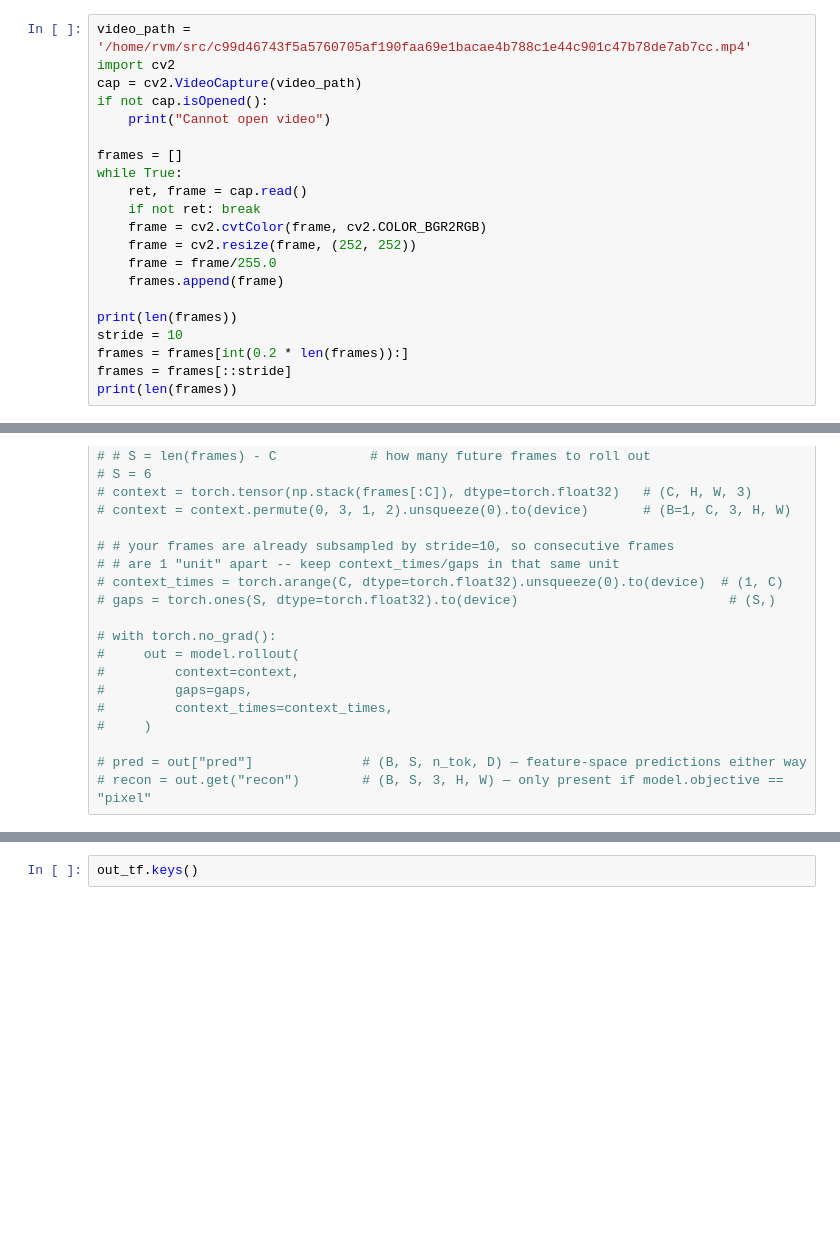
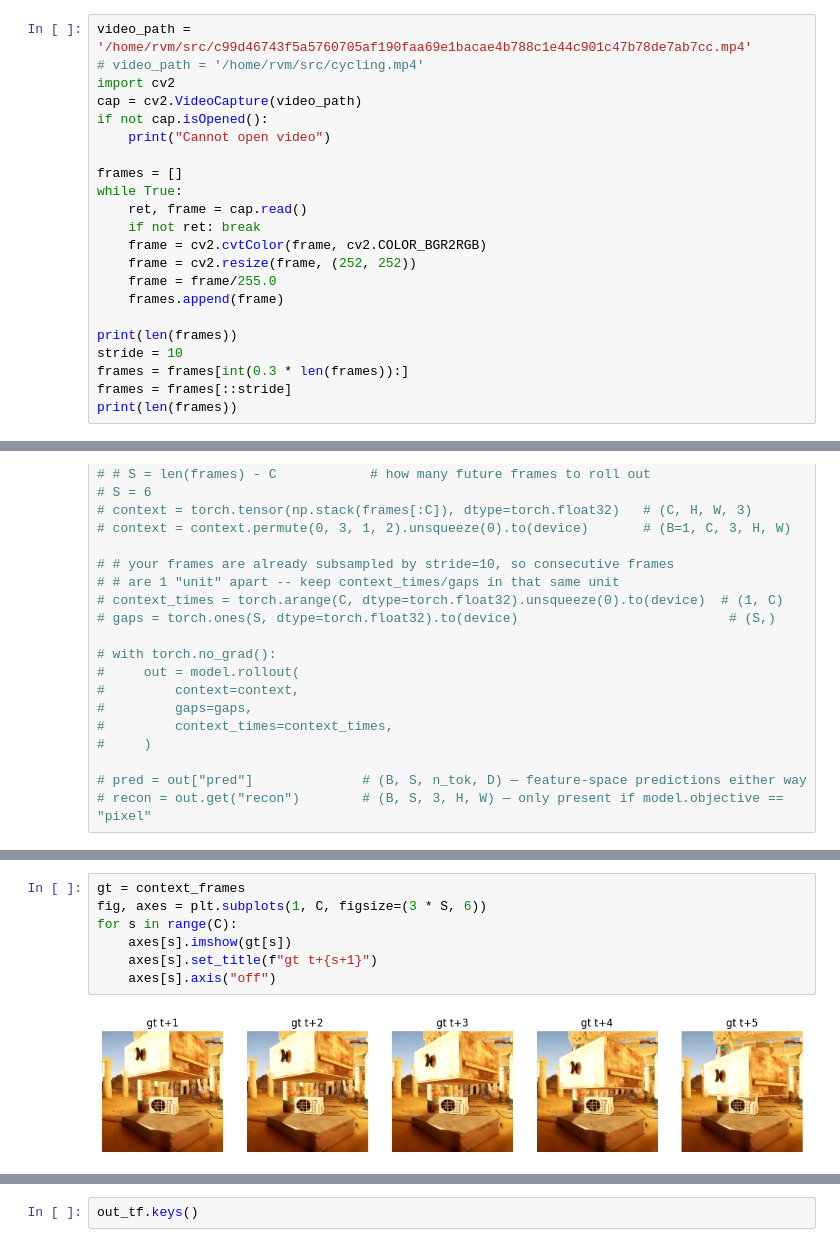
Before and after one commit to maheshreddy24/rwm, a Jupyter notebook: src/inference.ipynb, the cells around one changed output, grey strips where cells are left out. Drawn from its saved outputs; the diff is of its cells as text; blank space fills up the shorter version.

```diff
--- a/src/inference.ipynb
+++ b/src/inference.ipynb
@@ -22,6 +18,7 @@ model.load_state_dict(checkpoint['model'])
 <All keys matched successfully>
 # %%
 video_path = '/home/rvm/src/c99d46743f5a5760705af190faa69e1bacae4b788c1e44c901c47b78de7ab7cc.mp4'
+# video_path = '/home/rvm/src/cycling.mp4'
 import cv2
 cap = cv2.VideoCapture(video_path)
 if not cap.isOpened():
@@ -38,7 +35,7 @@ while True:
 
 print(len(frames))
 stride = 10
-frames = frames[int(0.2 * len(frames)):]
+frames = frames[int(0.3 * len(frames)):]
 frames = frames[::stride]
 print(len(frames))
 # %% [output]
@@ -112,0 +121,9 @@ recon_tf = out_tf["recon"]      # (B, S, 3, H, W)
+# %%
+gt = context_frames
+fig, axes = plt.subplots(1, C, figsize=(3 * S, 6))
+for s in range(C):
+    axes[s].imshow(gt[s])
+    axes[s].set_title(f"gt t+{s+1}")
+    axes[s].axis("off")
+# %% [output]
+[figure, added]
```
Also changed, not shown: parts of 17 cells of this notebook, 11 other files.
